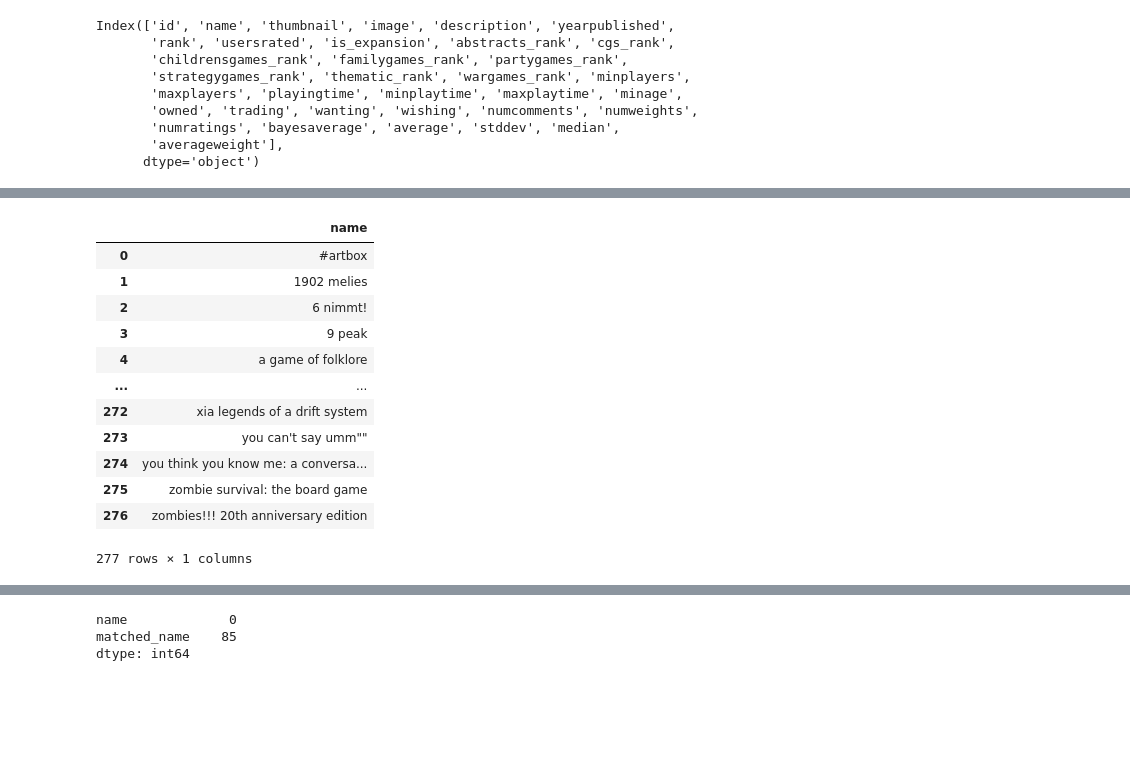
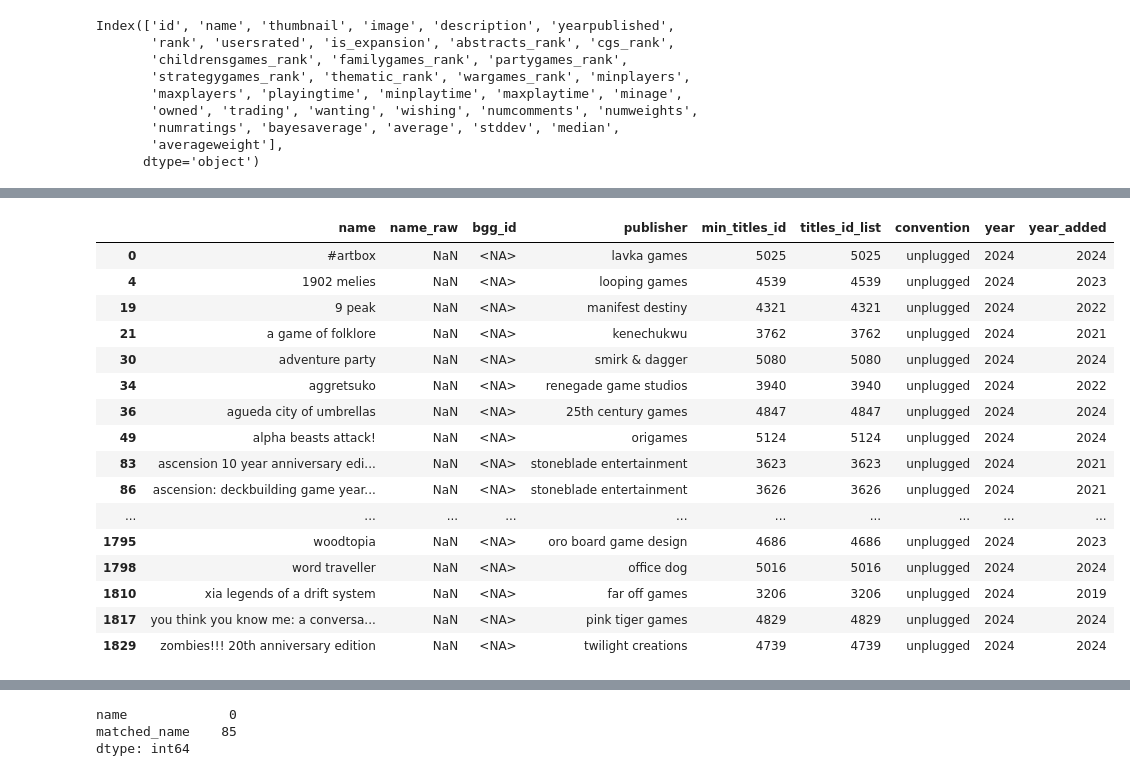
Before and after one commit to MichoelSnow/pax_tt_recommender, a Jupyter notebook: crawler/notebooks/testing.ipynb, the cells around one changed output, grey strips where cells are left out. Cells and saved outputs as stored; diff of their text form; code cells hidden in the pictures; blank space fills up the shorter version.

Commit message:
added pax games database table

```diff
--- a/crawler/notebooks/testing.ipynb
+++ b/crawler/notebooks/testing.ipynb
@@ -752,5 +760,10 @@ df_games.head()
 # %%
-df_pax = pd.read_csv("../../data/pax/pax_tt_games_unplugged_2024.csv")
-df_pax["name"] = df_pax["name"].str.lower()
+df_pax = pd.read_csv("../../data/pax/pax_tt_games_unplugged_2024.csv", sep="|")
+df_pax["bgg_id"] = df_pax["bgg_id"].astype(pd.Int64Dtype())
+# games which do not exist in bgg
+drop_games = [3708, 5145]
+df_pax = df_pax.loc[~(df_pax["min_titles_id"].isin(drop_games))].reset_index(drop=True)
+print(df_pax.shape)
+display(df_pax.isna().sum())
 df_pax.head()
 # %% [output]
@@ -762,0 +905,7 @@ df_pax.head()
+# %%
+df_pax_fill1 = df_pax.merge(df_dupes[["min_titles_id", "bgg_id_fill"]], on=["min_titles_id"], how="left")
+df_pax_fill1.loc[df_pax_fill1["bgg_id"].isna(), "bgg_id"] = df_pax_fill1["bgg_id_fill"]
+df_pax_fill1 = df_pax_fill1.drop(columns=["bgg_id_fill"])
+print(df_pax_fill1.shape)
+display(df_pax_fill1.isna().sum())
+df_pax_fill1.head()
@@ -763,5 +939,5 @@ df_pax.head()
 # %%
-df_merge = df_pax.merge(df_games, on="name", how="left")
-print(df_merge["id"].isna().sum())
-df_merge.head()
+df_merge_games = df_pax_fill1.loc[df_pax_fill1["bgg_id"].isna()].merge(df_games, on="name", how="left")
+print(df_merge_games.isna().sum())
+df_merge_games.head()
 # %% [output]
@@ -774,0 +1035,7 @@ df_merge.head()
+# %%
+df_merge_games_filled = df_merge_games.loc[df_merge_games["id"].notna(), ["min_titles_id", "id"]]
+df_pax_fill2 = df_pax_fill1.merge(df_merge_games_filled, on=["min_titles_id"], how="left")
+df_pax_fill2.loc[df_pax_fill2["bgg_id"].isna(), "bgg_id"] = df_pax_fill2["id"]
+df_pax_fill2 = df_pax_fill2.drop(columns=["id"])
+print(df_pax_fill2.shape)
+display(df_pax_fill2.isna().sum())
@@ -775,20 +1072,24 @@ df_merge.head()
 # %%
-df_pax_null = df_merge.loc[df_merge["id"].isna(), ["name"]].reset_index(drop=True)
+df_pax_null = df_pax_fill2.loc[df_pax_fill2["bgg_id"].isna()].copy()
 df_pax_null
 # %% [output]
-|  | name |
-| 0 | #artbox |
-| 1 | 1902 melies |
-| 2 | 6 nimmt! |
-| 3 | 9 peak |
-| 4 | a game of folklore |
-| ... | ... |
-| 272 | xia legends of a drift system |
-| 273 | you can't say umm"" |
-| 274 | you think you know me: a conversa... |
-| 275 | zombie survival: the board game |
-| 276 | zombies!!! 20th anniversary edition |
+|  | name | name_raw | bgg_id | publisher | min_titles_id | titles_id_list | convention | year | year_added |
+| 0 | #artbox | NaN | <NA> | lavka games | 5025 | 5025 | unplugged | 2024 | 2024 |
+| 4 | 1902 melies | NaN | <NA> | looping games | 4539 | 4539 | unplugged | 2024 | 2023 |
+| 19 | 9 peak | NaN | <NA> | manifest destiny | 4321 | 4321 | unplugged | 2024 | 2022 |
+| 21 | a game of folklore | NaN | <NA> | kenechukwu | 3762 | 3762 | unplugged | 2024 | 2021 |
+| 30 | adventure party | NaN | <NA> | smirk & dagger | 5080 | 5080 | unplugged | 2024 | 2024 |
+| 34 | aggretsuko | NaN | <NA> | renegade game studios | 3940 | 3940 | unplugged | 2024 | 2022 |
+| 36 | agueda city of umbrellas | NaN | <NA> | 25th century games | 4847 | 4847 | unplugged | 2024 | 2024 |
+| 49 | alpha beasts attack! | NaN | <NA> | origames | 5124 | 5124 | unplugged | 2024 | 2024 |
+| 83 | ascension 10 year anniversary edi... | NaN | <NA> | stoneblade entertainment | 3623 | 3623 | unplugged | 2024 | 2021 |
+| 86 | ascension: deckbuilding game year... | NaN | <NA> | stoneblade entertainment | 3626 | 3626 | unplugged | 2024 | 2021 |
+| ... | ... | ... | ... | ... | ... | ... | ... | ... | ... |
+| 1795 | woodtopia | NaN | <NA> | oro board game design | 4686 | 4686 | unplugged | 2024 | 2023 |
+| 1798 | word traveller | NaN | <NA> | office dog | 5016 | 5016 | unplugged | 2024 | 2024 |
+| 1810 | xia legends of a drift system | NaN | <NA> | far off games | 3206 | 3206 | unplugged | 2024 | 2019 |
+| 1817 | you think you know me: a conversa... | NaN | <NA> | pink tiger games | 4829 | 4829 | unplugged | 2024 | 2024 |
+| 1829 | zombies!!! 20th anniversary edition | NaN | <NA> | twilight creations | 4739 | 4739 | unplugged | 2024 | 2024 |
-277 rows × 1 columns
 # %%
 # Assume these columns:
 # df_pax["name"]        → names to match (subset)
```
Also changed, not shown: parts of 42 cells of this notebook, 8 other files.
